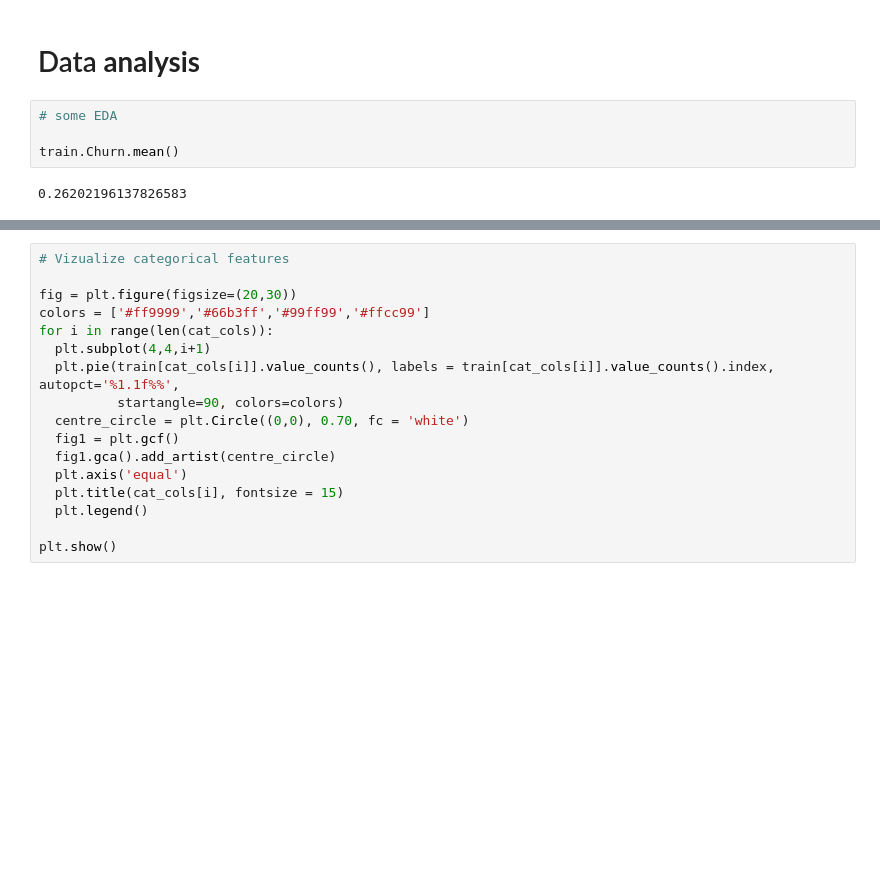
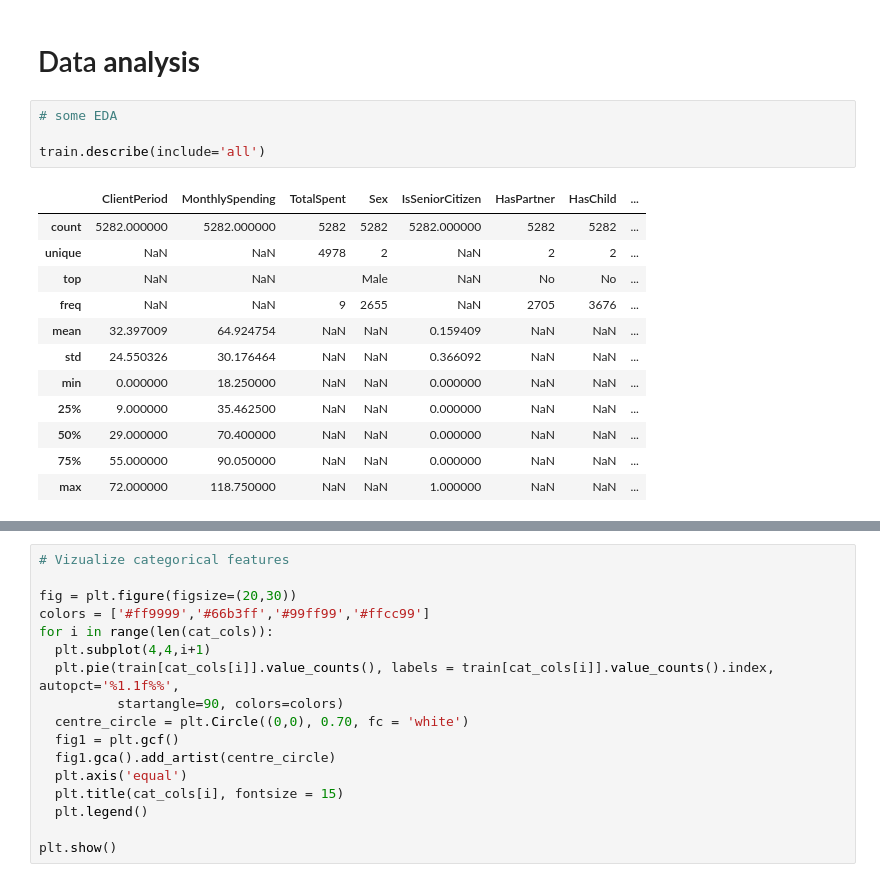
Before and after one commit to SlipShabby/DLSchool, a Jupyter notebook: DL_autumn2021/DL_intermediate/kaggle_prediction/Kaggle_prediction.ipynb, the cells around one changed output, grey strips where cells are left out. Cells and saved outputs as stored; diff of their text form; blank space fills up the shorter version.

```diff
--- a/DL_autumn2021/DL_intermediate/kaggle_prediction/Kaggle_prediction.ipynb
+++ b/DL_autumn2021/DL_intermediate/kaggle_prediction/Kaggle_prediction.ipynb
@@ -134,6 +141,17 @@ dtype: int64
 # %%
 # some EDA
 
-train.Churn.mean()
+train.describe(include='all')
 # %% [output]
-0.26202196137826583
+|  | ClientPeriod | MonthlySpending | TotalSpent | Sex | IsSeniorCitizen | HasPartner | HasChild | ... |
+| count | 5282.000000 | 5282.000000 | 5282 | 5282 | 5282.000000 | 5282 | 5282 | ... |
+| unique | NaN | NaN | 4978 | 2 | NaN | 2 | 2 | ... |
+| top | NaN | NaN |  | Male | NaN | No | No | ... |
+| freq | NaN | NaN | 9 | 2655 | NaN | 2705 | 3676 | ... |
+| mean | 32.397009 | 64.924754 | NaN | NaN | 0.159409 | NaN | NaN | ... |
+| std | 24.550326 | 30.176464 | NaN | NaN | 0.366092 | NaN | NaN | ... |
+| min | 0.000000 | 18.250000 | NaN | NaN | 0.000000 | NaN | NaN | ... |
+| 25% | 9.000000 | 35.462500 | NaN | NaN | 0.000000 | NaN | NaN | ... |
+| 50% | 29.000000 | 70.400000 | NaN | NaN | 0.000000 | NaN | NaN | ... |
+| 75% | 55.000000 | 90.050000 | NaN | NaN | 0.000000 | NaN | NaN | ... |
+| max | 72.000000 | 118.750000 | NaN | NaN | 1.000000 | NaN | NaN | ... |
```
Also changed, not shown: parts of 31 cells of this notebook, 1 other file.
